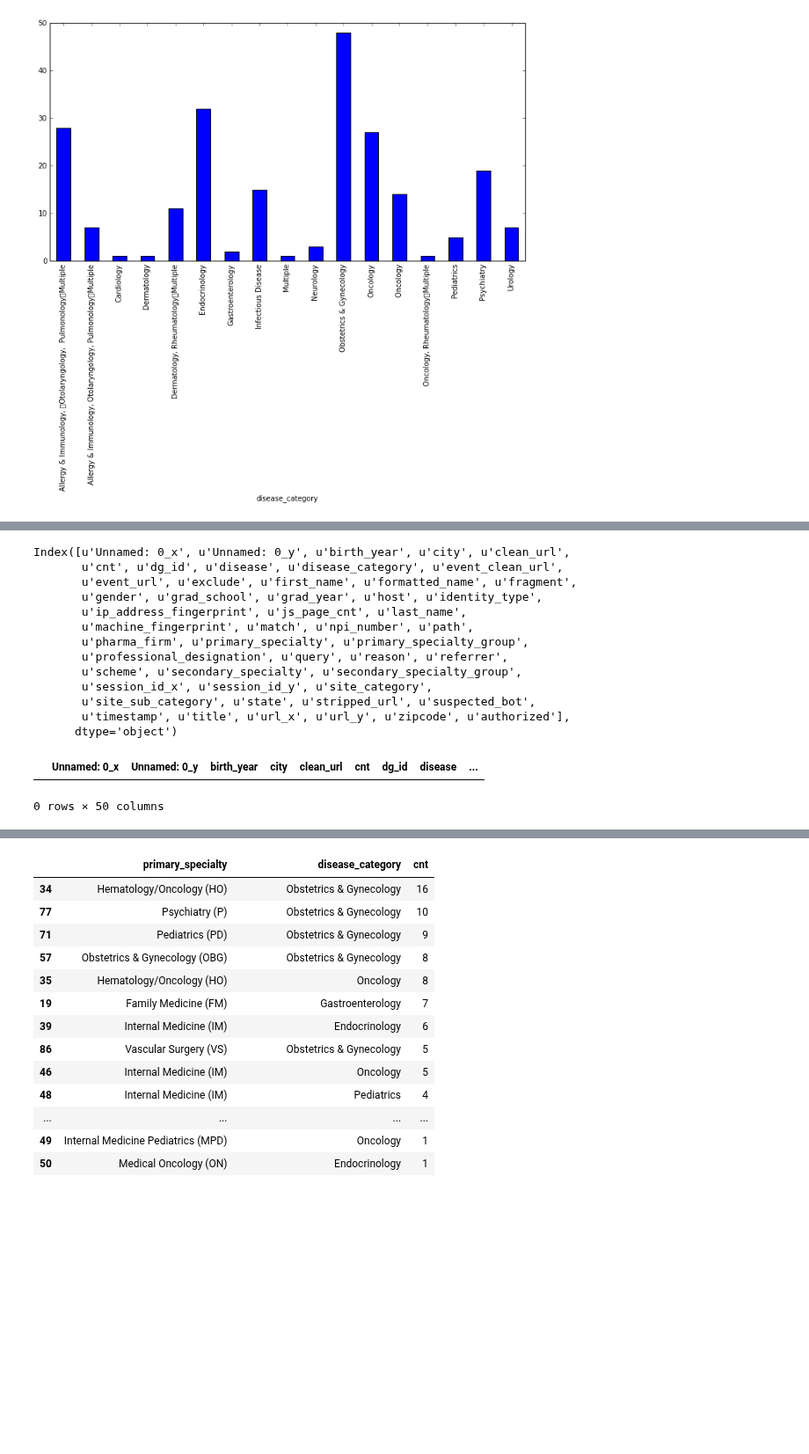
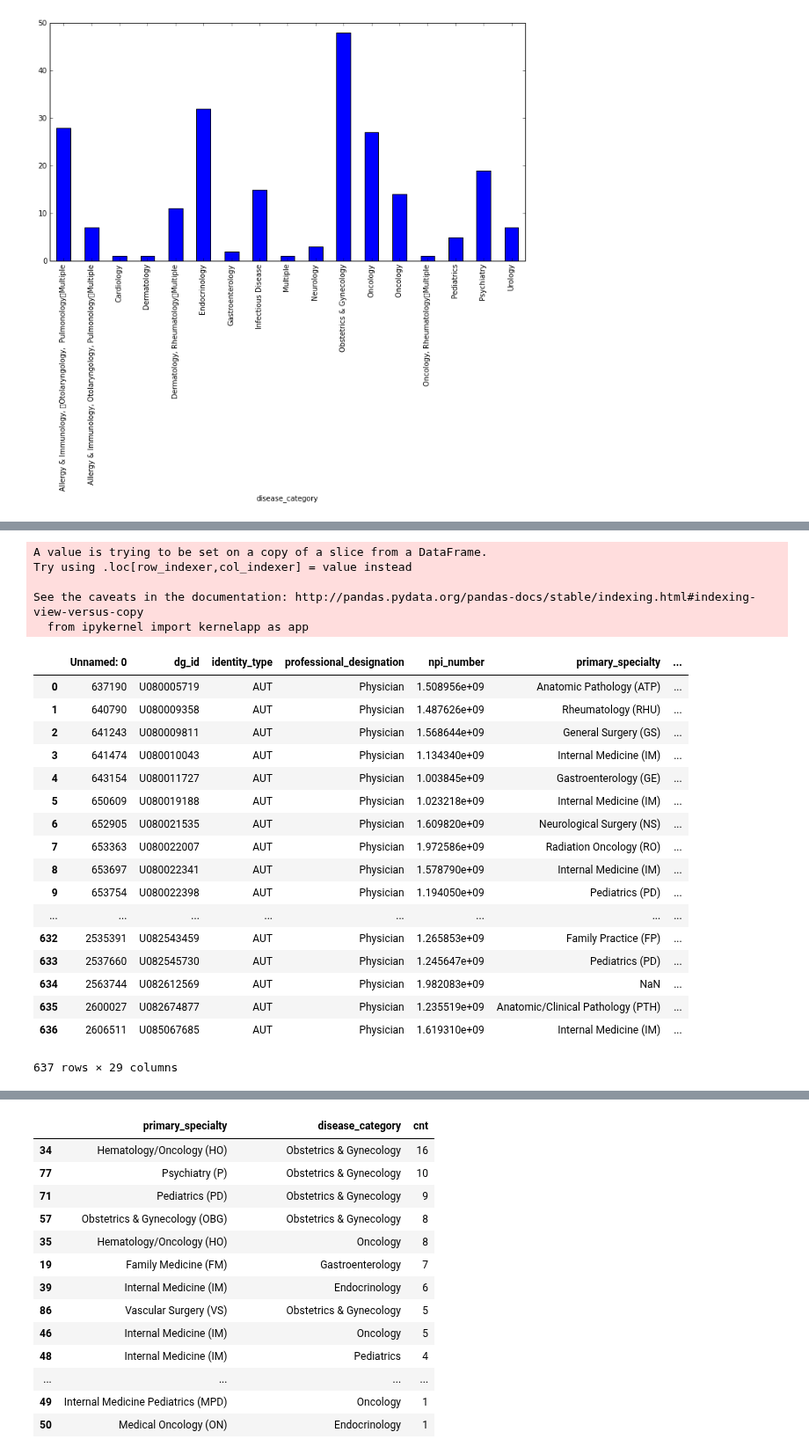
Before and after one commit to AmbitionData/DMD_AIM, a Jupyter notebook: models/npi_model_v1.ipynb, the cells around one changed output, grey strips where cells are left out. Shown at 88% size. Drawn from its saved outputs; the diff is of its cells as text; code cells hidden in the pictures; blank space fills up the shorter version.

```diff
--- a/models/npi_model_v1.ipynb
+++ b/models/npi_model_v1.ipynb
@@ -176,23 +183,30 @@ ev = utils.categorize_events(ev, url_categories)
 # %%
 ev['authorized'] = ev.identity_type.apply(lambda x: 1 if x == 'AUT' else 0)
+v['has_event'] = v.dg_id.apply(lambda x: 1 if x in set(ev.dg_id) else 0)
+# %% [output]
+A value is trying to be set on a copy of a slice from a DataFrame.
+Try using .loc[row_indexer,col_indexer] = value instead
+
+See the caveats in the documentation: http://pandas.pydata.org/pandas-docs/stable/indexing.html#indexing-view-versus-copy
+  from ipykernel import kernelapp as app
-# %%
-ev.columns
-# %% [output]
-Index([u'Unnamed: 0_x', u'Unnamed: 0_y', u'birth_year', u'city', u'clean_url',
-       u'cnt', u'dg_id', u'disease', u'disease_category', u'event_clean_url',
-       u'event_url', u'exclude', u'first_name', u'formatted_name', u'fragment',
-       u'gender', u'grad_school', u'grad_year', u'host', u'identity_type',
-       u'ip_address_fingerprint', u'js_page_cnt', u'last_name',
-       u'machine_fingerprint', u'match', u'npi_number', u'path',
-       u'pharma_firm', u'primary_specialty', u'primary_specialty_group',
-       u'professional_designation', u'query', u'reason', u'referrer',
-       u'scheme', u'secondary_specialty', u'secondary_specialty_group',
-       u'session_id_x', u'session_id_y', u'site_category',
-       u'site_sub_category', u'state', u'stripped_url', u'suspected_bot',
-       u'timestamp', u'title', u'url_x', u'url_y', u'zipcode', u'authorized'],
-      dtype='object')
-# %%
-ev[ev.authorized==0]
-# %% [output]
-|  | Unnamed: 0_x | Unnamed: 0_y | birth_year | city | clean_url | cnt | dg_id | disease | ... |
-0 rows × 50 columns
+# %%
+tableau
+# %% [output]
+|  | Unnamed: 0 | dg_id | identity_type | professional_designation | npi_number | primary_specialty | ... |
+| 0 | 637190 | U080005719 | AUT | Physician | 1.508956e+09 | Anatomic Pathology (ATP) | ... |
+| 1 | 640790 | U080009358 | AUT | Physician | 1.487626e+09 | Rheumatology (RHU) | ... |
+| 2 | 641243 | U080009811 | AUT | Physician | 1.568644e+09 | General Surgery (GS) | ... |
+| 3 | 641474 | U080010043 | AUT | Physician | 1.134340e+09 | Internal Medicine (IM) | ... |
+| 4 | 643154 | U080011727 | AUT | Physician | 1.003845e+09 | Gastroenterology (GE) | ... |
+| 5 | 650609 | U080019188 | AUT | Physician | 1.023218e+09 | Internal Medicine (IM) | ... |
+| 6 | 652905 | U080021535 | AUT | Physician | 1.609820e+09 | Neurological Surgery (NS) | ... |
+| 7 | 653363 | U080022007 | AUT | Physician | 1.972586e+09 | Radiation Oncology (RO) | ... |
+| 8 | 653697 | U080022341 | AUT | Physician | 1.578790e+09 | Internal Medicine (IM) | ... |
+| 9 | 653754 | U080022398 | AUT | Physician | 1.194050e+09 | Pediatrics (PD) | ... |
+| ... | ... | ... | ... | ... | ... | ... | ... |
+| 632 | 2535391 | U082543459 | AUT | Physician | 1.265853e+09 | Family Practice (FP) | ... |
+| 633 | 2537660 | U082545730 | AUT | Physician | 1.245647e+09 | Pediatrics (PD) | ... |
+| 634 | 2563744 | U082612569 | AUT | Physician | 1.982083e+09 | NaN | ... |
+| 635 | 2600027 | U082674877 | AUT | Physician | 1.235519e+09 | Anatomic/Clinical Pathology (PTH) | ... |
+| 636 | 2606511 | U085067685 | AUT | Physician | 1.619310e+09 | Internal Medicine (IM) | ... |
+637 rows × 29 columns
```
Also changed, not shown: parts of 11 cells of this notebook, 2 other files.
